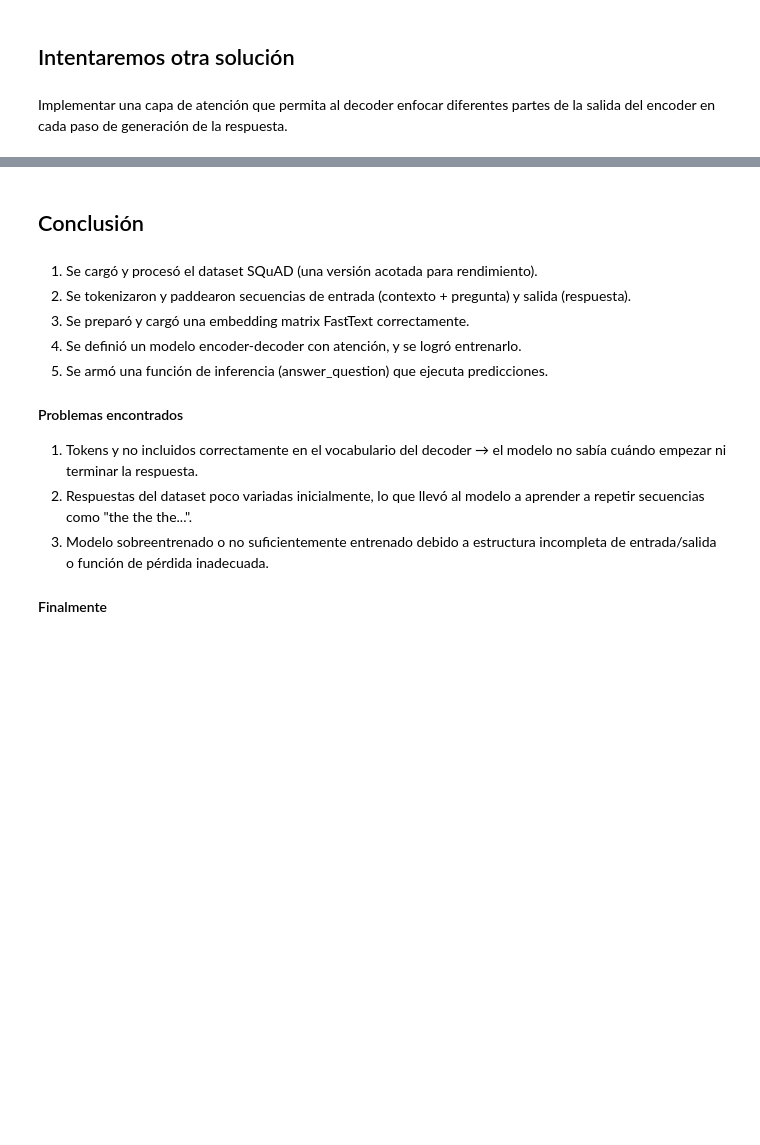
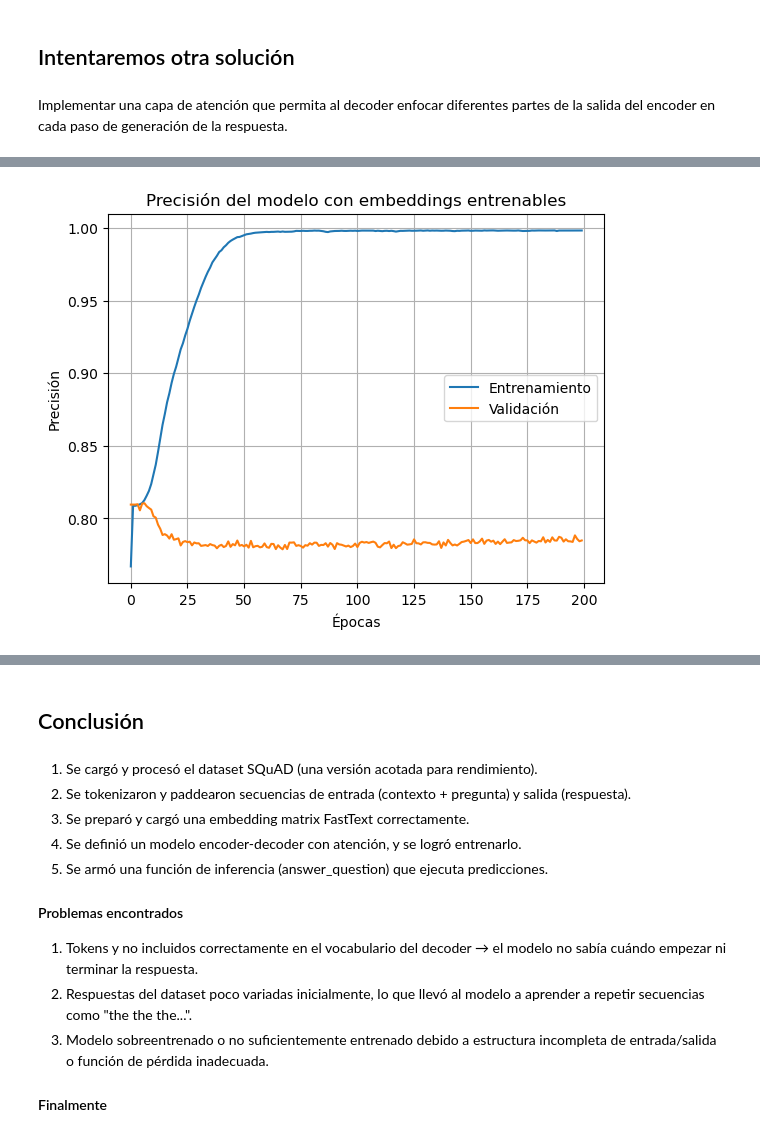
Before and after one commit to Chelodromo/PNL1_Mas_Valdecantos_Marcelo, a Jupyter notebook: Desafio_4_Res/Desafio_4_Res.ipynb, the cells around one changed output, grey strips where cells are left out. Cells and saved outputs as stored; diff of their text form; code cells hidden in the pictures; blank space fills up the shorter version.

```diff
--- a/Desafio_4_Res/Desafio_4_Res.ipynb
+++ b/Desafio_4_Res/Desafio_4_Res.ipynb
@@ -731,0 +608,6 @@ decoder_input_sequences.shape[1]: 20
+# %%
+context = "I am an AI assistant created by researchers to help people learn about artificial intelligence. My training data includes a wide range of topics, and I can respond to questions in English and Spanish."
+question = "Do you read?"
+
+print("Pregunta:", question)
+print("Respuesta generada:", answer_question(question, context))
@@ -932,8 +820,0 @@ decoder_target_data = np.expand_dims(decoder_target_sequences, -1)
-# %%
-history = model.fit(
-    [encoder_input_sequences, decoder_input_sequences],
-    decoder_target_data,
-    batch_size=64,
-    epochs=30,
-    validation_split=0.2
-)
@@ -1050,0 +821,80 @@ model.compile(loss='sparse_categorical_crossentropy', optimizer='adam', metrics=
+# %%
+from tensorflow.keras.models import Model
+from tensorflow.keras.layers import Input, Embedding, LSTM, Dense, Concatenate, TimeDistributed, Bidirectional
+
+# Redefinir entradas
+encoder_inputs = Input(shape=(MAX_LEN,))
+decoder_inputs = Input(shape=(MAX_LEN,))
+
+# Embeddings ENTRENABLES
+enc_emb = Embedding(input_dim=vocab_size,
+                    output_dim=EMBEDDING_DIM,
+                    weights=[embedding_matrix],
+                    input_length=MAX_LEN,
+                    trainable=True)(encoder_inputs)
+
+dec_emb = Embedding(input_dim=vocab_size,
+                    output_dim=EMBEDDING_DIM,
+                    weights=[embedding_matrix],
+                    input_length=MAX_LEN,
+                    trainable=True)(decoder_inputs)
+
+# Codificador
+encoder_lstm = Bidirectional(LSTM(n_units, return_sequences=True, dropout=0.2))
+encoder_outputs = encoder_lstm(enc_emb)
+
+# Decodificador
+decoder_lstm = LSTM(n_units * 2, return_sequences=True, dropout=0.2)
+decoder_outputs = decoder_lstm(dec_emb)
+
+# Atención
+attn_layer = AttentionLayer()
+context_vector = attn_layer([encoder_outputs, decoder_outputs])
+decoder_concat_input = Concatenate(axis=-1)([context_vector, decoder_outputs])
+
+# Salida
+decoder_dense = TimeDistributed(Dense(vocab_size, activation='softmax'))
+decoder_outputs_final = decoder_dense(decoder_concat_input)
+
+# Modelo final
+model = Model([encoder_inputs, decoder_inputs], decoder_outputs_final)
+
+# Compilar modelo
+model.compile(optimizer='adam',
+              loss='sparse_categorical_crossentropy',
+              metrics=['accuracy'])
+
+# Asegurar que decoder_target_data tenga la forma correcta
+decoder_target_data = np.squeeze(decoder_target_data)
+
+# Entrenamiento
+weights_file = "qa_seq2seq_v2_attention_trainable.weights.h5"
+
+if os.path.exists(weights_file):
+    print("Cargando pesos entrenados previamente...")
+    model.load_weights(weights_file)
+    history = None
+else:
+    print("Entrenando el modelo...")
+    history = model.fit(
+        [encoder_input_data, decoder_input_data],
+        decoder_target_data,
+        batch_size=64,
+        epochs=200,  # Puedes ajustar según rendimiento
+        validation_split=0.2
+    )
+    model.save_weights(weights_file)
+    print("Pesos guardados en:", weights_file)
+
+# Graficar precisión si se entrenó
+if history:
+    import matplotlib.pyplot as plt
+    plt.plot(history.history['accuracy'], label='Entrenamiento')
+    plt.plot(history.history['val_accuracy'], label='Validación')
+    plt.xlabel('Épocas')
+    plt.ylabel('Precisión')
+    plt.legend()
+    plt.title('Precisión del modelo con embeddings entrenables')
+    plt.grid(True)
+    plt.show()
+# %% [output]
@@ -1050,0 +918 @@ model.compile(loss='sparse_categorical_crossentropy', optimizer='adam', metrics=
+[figure, added]
```
Also changed, not shown: parts of 40 cells of this notebook.
